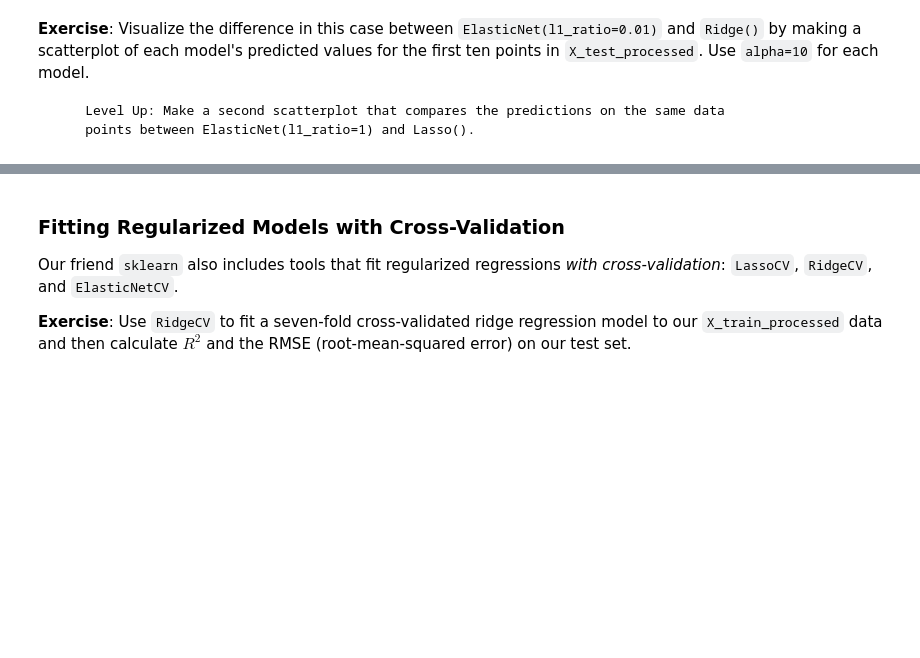
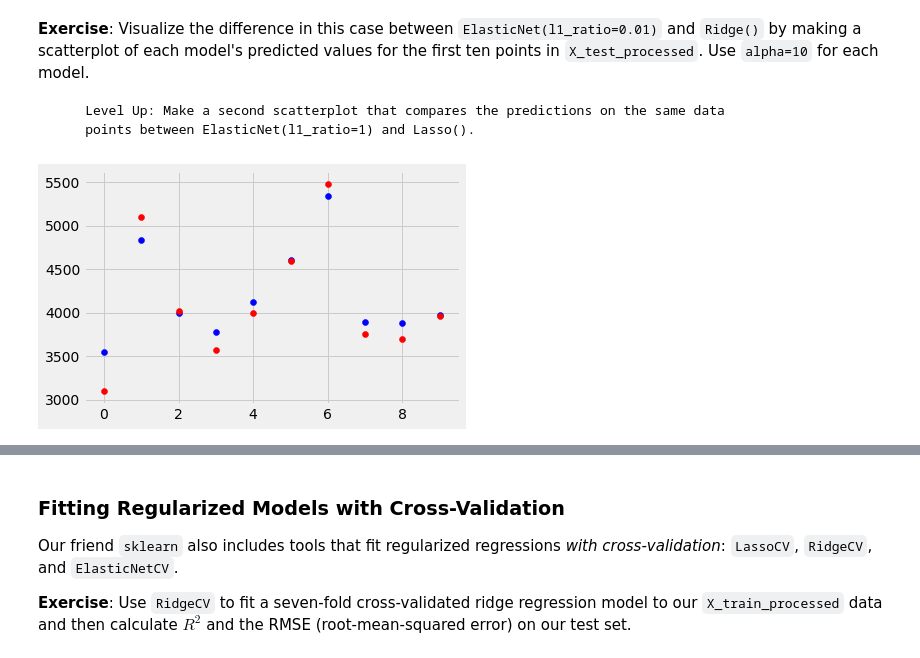
Before and after one commit to lecritch/regularization_crossvalidation_seattle-chicago-ds, a Jupyter notebook: cross-validation_and_regularization.ipynb, the cells around one changed output, grey strips where cells are left out. Saved outputs shown, nothing was run; the diff lists cells and outputs as text; code cells hidden in the pictures; blank space fills up the shorter version.

```diff
--- a/cross-validation_and_regularization.ipynb
+++ b/cross-validation_and_regularization.ipynb
@@ -381,3 +516,16 @@ If you check the docstring for the `ElasticNet()` class you will see:
 
         Level Up: Make a second scatterplot that compares the predictions on the same data
         points between ElasticNet(l1_ratio=1) and Lasso().
+# %%
+fig, ax = plt.subplots()
+
+elasnet = ElasticNet(alpha=10, l1_ratio=0.01, random_state=42)
+elasnet.fit(X_train_processed, y_train)
+preds_enr = elasnet.predict(X_test_processed[:10])
+
+preds_ridge = ridge.predict(X_test_processed[:10])
+
+ax.scatter(np.arange(10), preds_enr, color = 'blue')
+ax.scatter(np.arange(10), preds_ridge, color = 'red');
+# %% [output]
+[figure, added]
```
Also changed, not shown: parts of 35 cells of this notebook.
